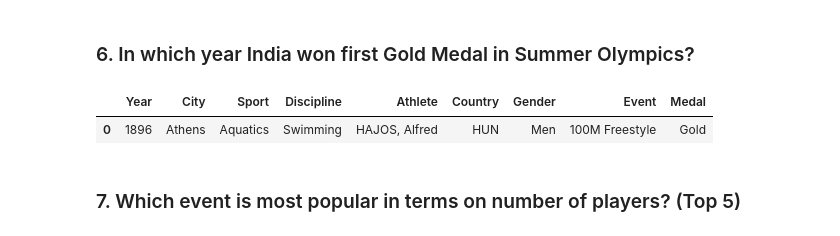
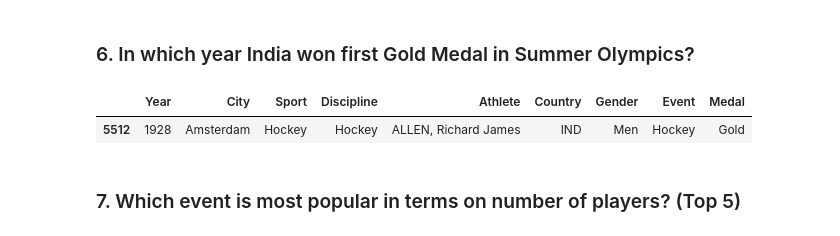
Before and after one commit to sid2020-devil/ETG-Summer-Olympics-Data-Analysis, a Jupyter notebook: Summer.ipynb, the cells around one changed output. Cells and saved outputs as stored; diff of their text form; code cells hidden in the pictures.

```diff
--- a/Summer.ipynb
+++ b/Summer.ipynb
@@ -73,11 +59,11 @@ pd.DataFrame(player_gold_medals,columns = ['Players','Gold']).sort_values(by='Go
 ### 6. In which year India won first Gold Medal in Summer Olympics?
 # %%
 india_first_gold_medal = olympics_data_df[olympics_data_df['Country'] == 'IND']
-india_first_gold_medal = india_first_gold_medal[india_first['Medal'] == 'Gold']
+india_first_gold_medal = india_first_gold_medal[india_first_gold_medal['Medal'] == 'Gold']
 india_first_gold_medal = india_first_gold_medal.sort_values(by = 'Year', ascending = True).head(1)
 india_first_gold_medal
 # %% [output]
 |  | Year | City | Sport | Discipline | Athlete | Country | Gender | Event | Medal |
-| 0 | 1896 | Athens | Aquatics | Swimming | HAJOS, Alfred | HUN | Men | 100M Freestyle | Gold |
+| 5512 | 1928 | Amsterdam | Hockey | Hockey | ALLEN, Richard James | IND | Men | Hockey | Gold |
 # %% [markdown]
 ### 7. Which event is most popular in terms on number of players? (Top 5)
```
Also changed, not shown: parts of 10 cells of this notebook.
